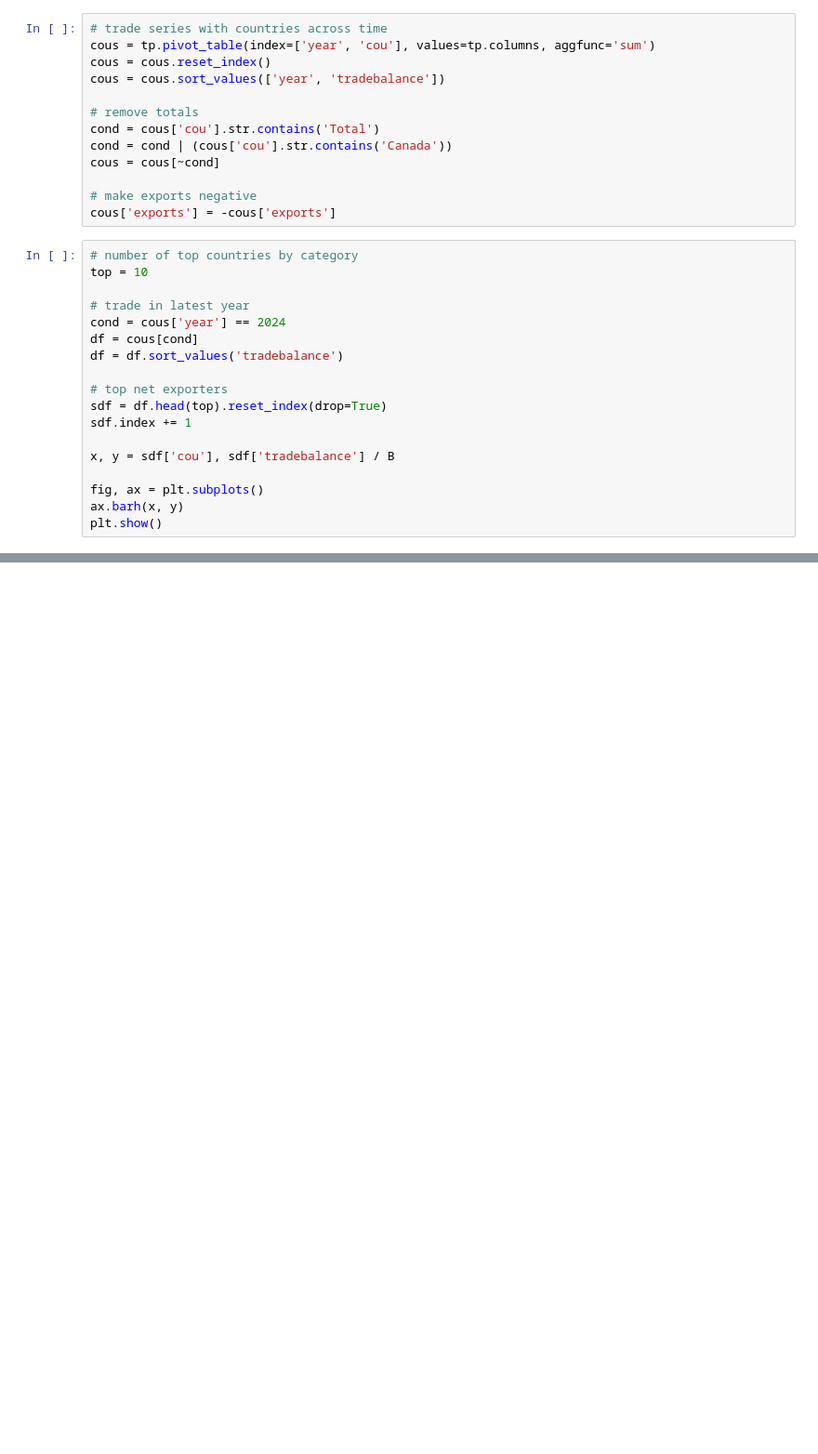
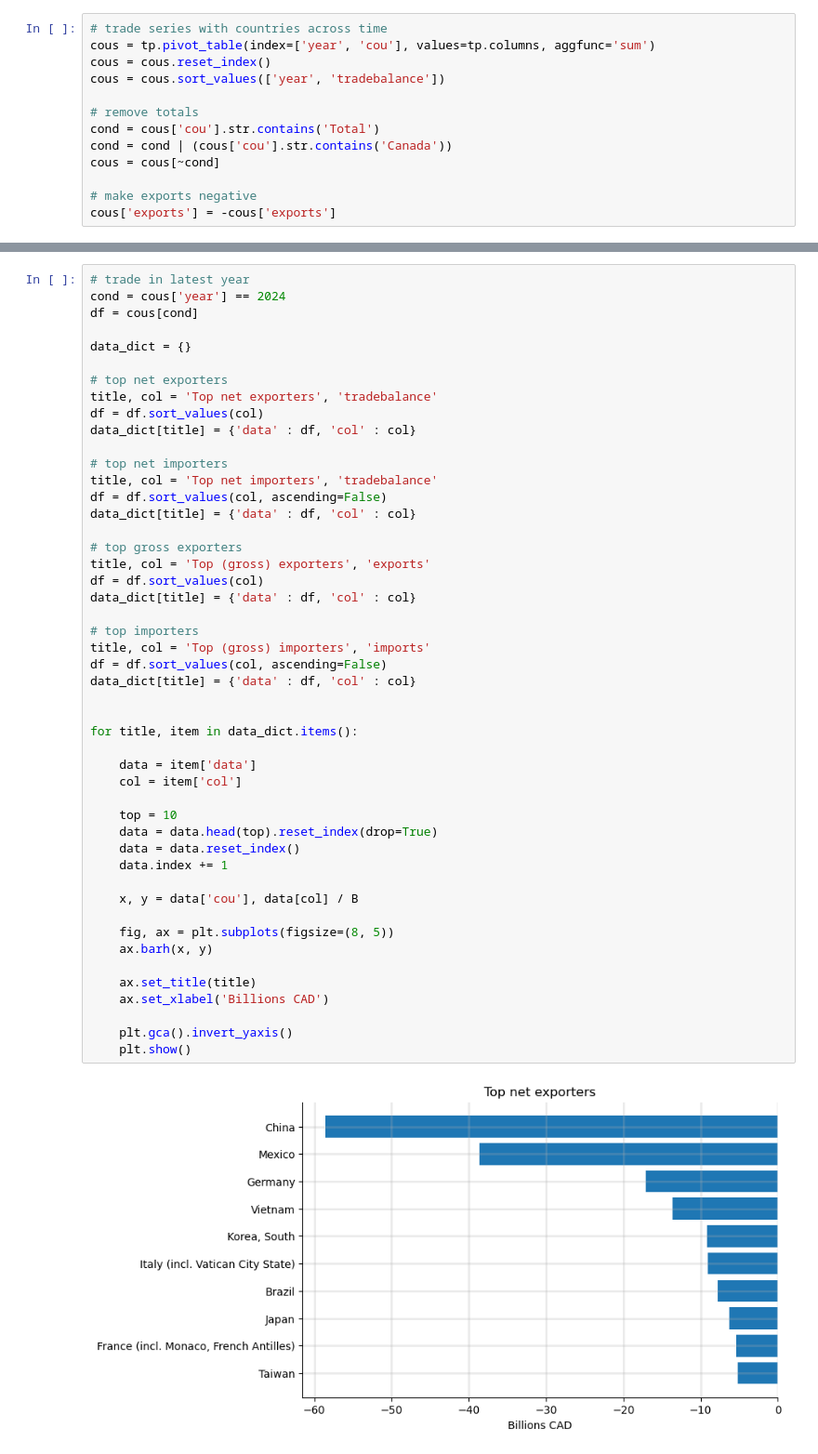
Before and after one commit to qcx201/CAtrade, a Jupyter notebook: 03-desc.ipynb, the cells around one changed output, grey strips where cells are left out. Shown: that part at 93% size. Cells and saved outputs as stored; diff of their text form; blank space fills up the shorter version.

```diff
--- a/03-desc.ipynb
+++ b/03-desc.ipynb
@@ -46,21 +46,3 @@ cous = cous[~cond]
 
 # make exports negative
 cous['exports'] = -cous['exports']
-# %%
-# number of top countries by category
-top = 10
-
-# trade in latest year
-cond = cous['year'] == 2024
-df = cous[cond]
-df = df.sort_values('tradebalance')
-
-# top net exporters
-sdf = df.head(top).reset_index(drop=True)
-sdf.index += 1
-
-x, y = sdf['cou'], sdf['tradebalance'] / B
-
-fig, ax = plt.subplots()
-ax.barh(x, y)
-plt.show()
@@ -90,0 +51,50 @@ print(md)
+# %%
+# trade in latest year
+cond = cous['year'] == 2024
+df = cous[cond]
+
+data_dict = {}
+
+# top net exporters
+title, col = 'Top net exporters', 'tradebalance'
+df = df.sort_values(col)
+data_dict[title] = {'data' : df, 'col' : col}
+
+# top net importers
+title, col = 'Top net importers', 'tradebalance'
+df = df.sort_values(col, ascending=False)
+data_dict[title] = {'data' : df, 'col' : col}
+
+# top gross exporters
+title, col = 'Top (gross) exporters', 'exports'
+df = df.sort_values(col)
+data_dict[title] = {'data' : df, 'col' : col}
+
+# top importers
+title, col = 'Top (gross) importers', 'imports'
+df = df.sort_values(col, ascending=False)
+data_dict[title] = {'data' : df, 'col' : col}
+
+
+for title, item in data_dict.items():
+
+    data = item['data']
+    col = item['col']
+
+    top = 10
+    data = data.head(top).reset_index(drop=True)
+    data = data.reset_index()
+    data.index += 1
+
+    x, y = data['cou'], data[col] / B
+
+    fig, ax = plt.subplots(figsize=(8, 5))
+    ax.barh(x, y)
+
+    ax.set_title(title)
+    ax.set_xlabel('Billions CAD')
+
+    plt.gca().invert_yaxis()
+    plt.show()
+# %% [output]
+[figure, added]
```
Also changed, not shown: parts of 11 cells of this notebook.
